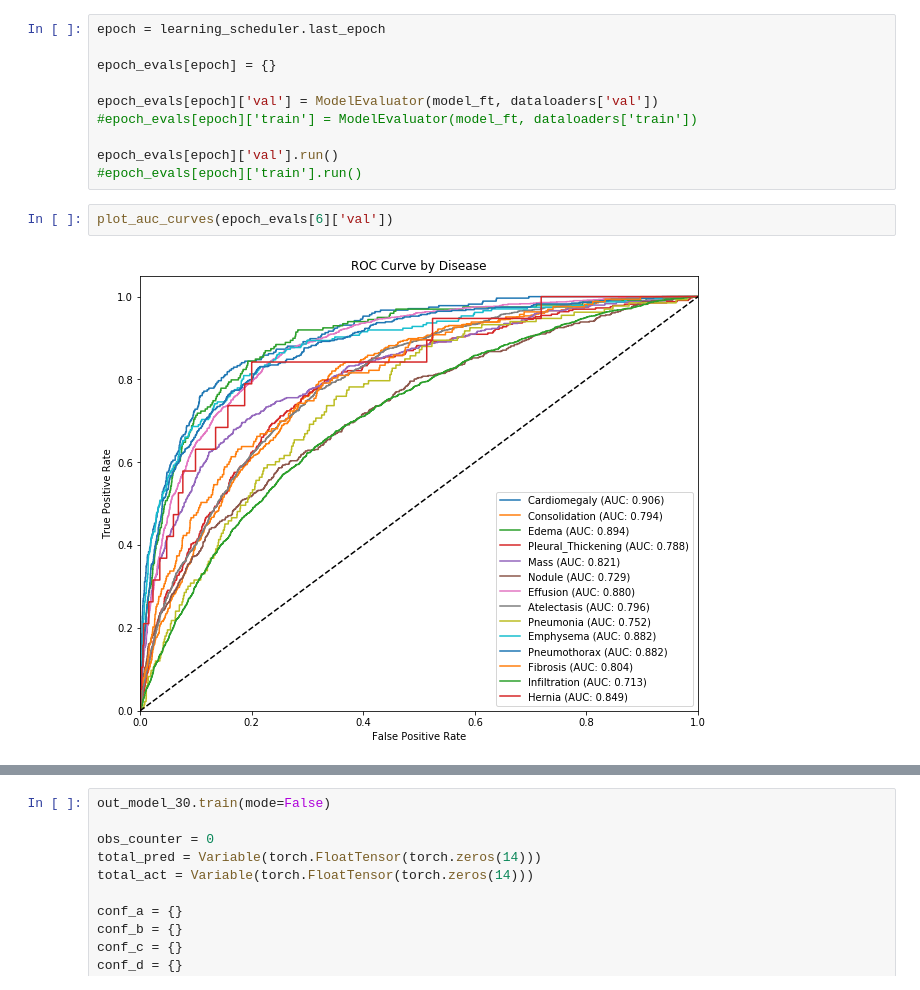
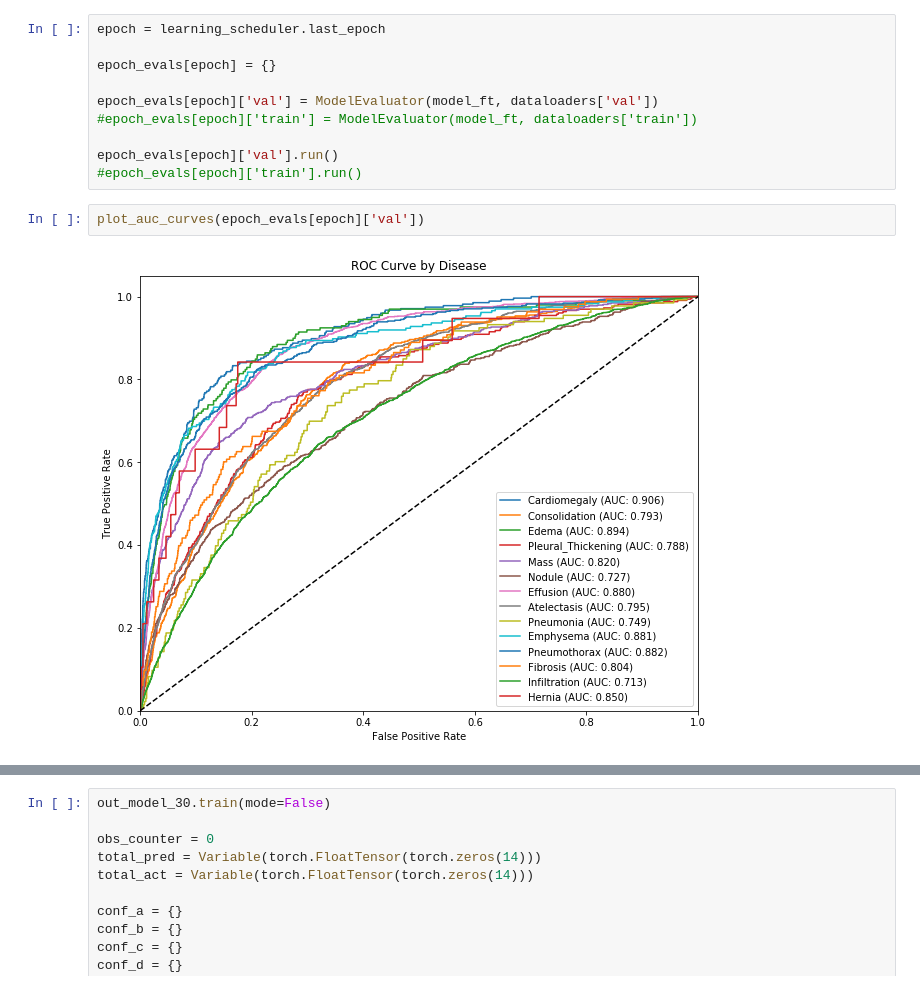
Before and after one commit to pmanion0/xrayproj, a Jupyter notebook: Train Neural Network (Refactor).ipynb, the cells around one changed output, grey strips where cells are left out. Drawn from its saved outputs; the diff is of its cells as text.

```diff
--- a/Train Neural Network (Refactor).ipynb
+++ b/Train Neural Network (Refactor).ipynb
@@ -768,6 +768,6 @@ epoch_evals[epoch]['val'] = ModelEvaluator(model_ft, dataloaders['val'])
 epoch_evals[epoch]['val'].run()
 #epoch_evals[epoch]['train'].run()
 # %%
-plot_auc_curves(epoch_evals[6]['val'])
+plot_auc_curves(epoch_evals[epoch]['val'])
 # %% [output]
-[figure, old version]
+[figure, new version]
```
Also changed, not shown: parts of 4 cells of this notebook.
